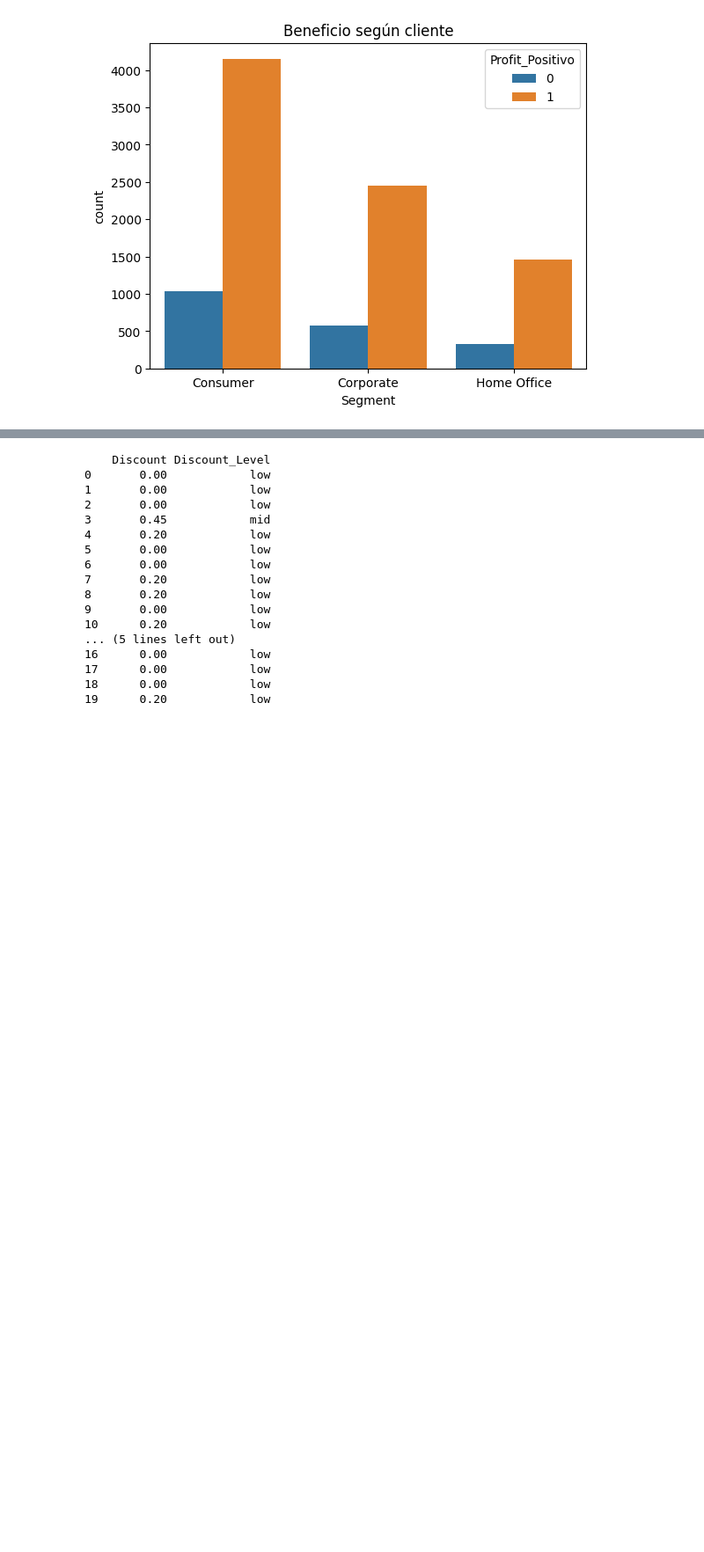
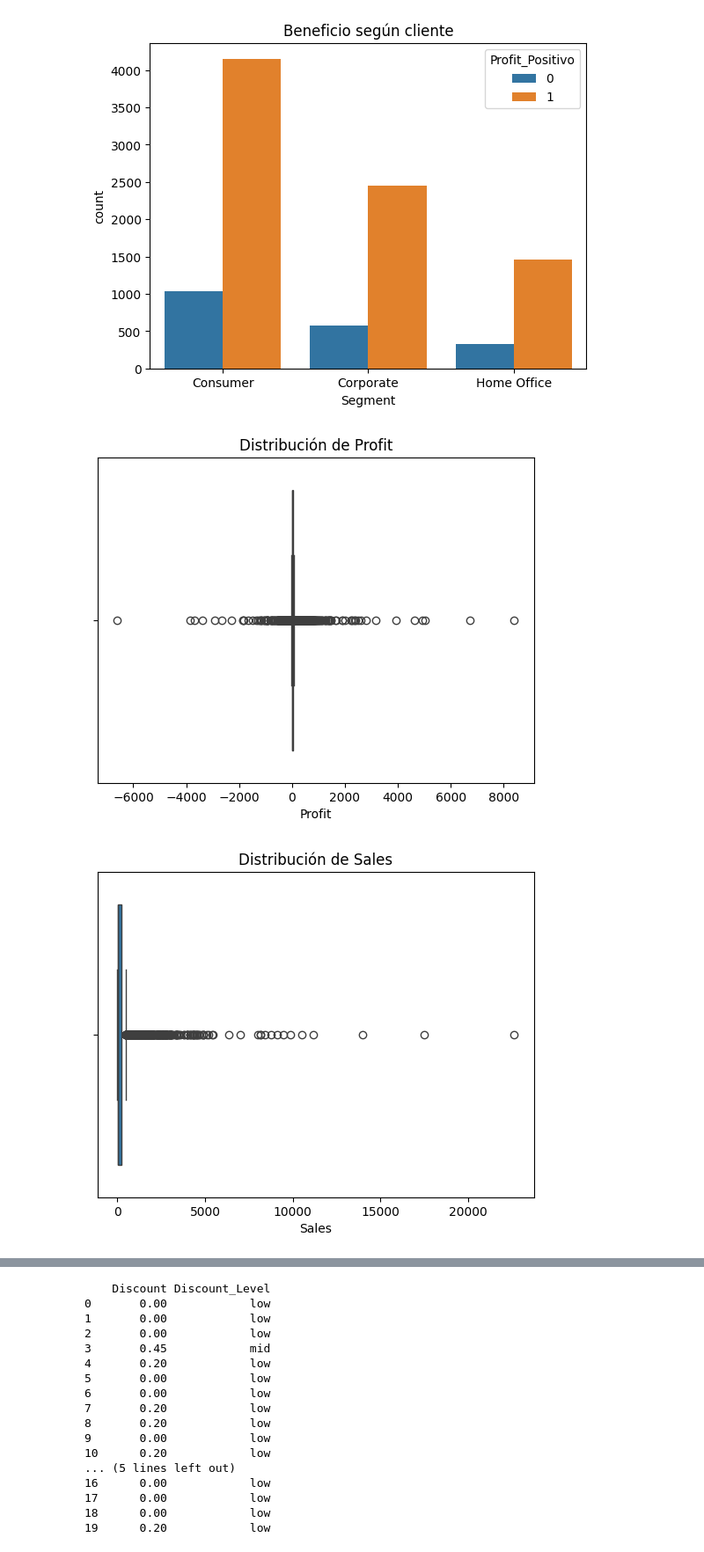
Before and after one commit to ignacastiguti/Repositorio, a Jupyter notebook: [00] - Workshops/Workshop_ML_PartTime.ipynb, the cells around one changed output, grey strips where cells are left out. Shown at 88% size. Cells and saved outputs as stored; diff of their text form; code cells hidden in the pictures; blank space fills up the shorter version.

```diff
--- a/[00] - Workshops/Workshop_ML_PartTime.ipynb
+++ b/[00] - Workshops/Workshop_ML_PartTime.ipynb
@@ -247,3 +217,11 @@ plt.title('Beneficio según cliente')
 plt.show()
 # %% [output]
 [figure]
+# %%
+for col in ['Profit', 'Sales']:
+    sns.boxplot(x=df[col])
+    plt.title(f'Distribución de {col}')
+    plt.show()
+# %% [output]
+[figure, added]
+[figure, added]
```
Also changed, not shown: parts of 32 cells of this notebook.
